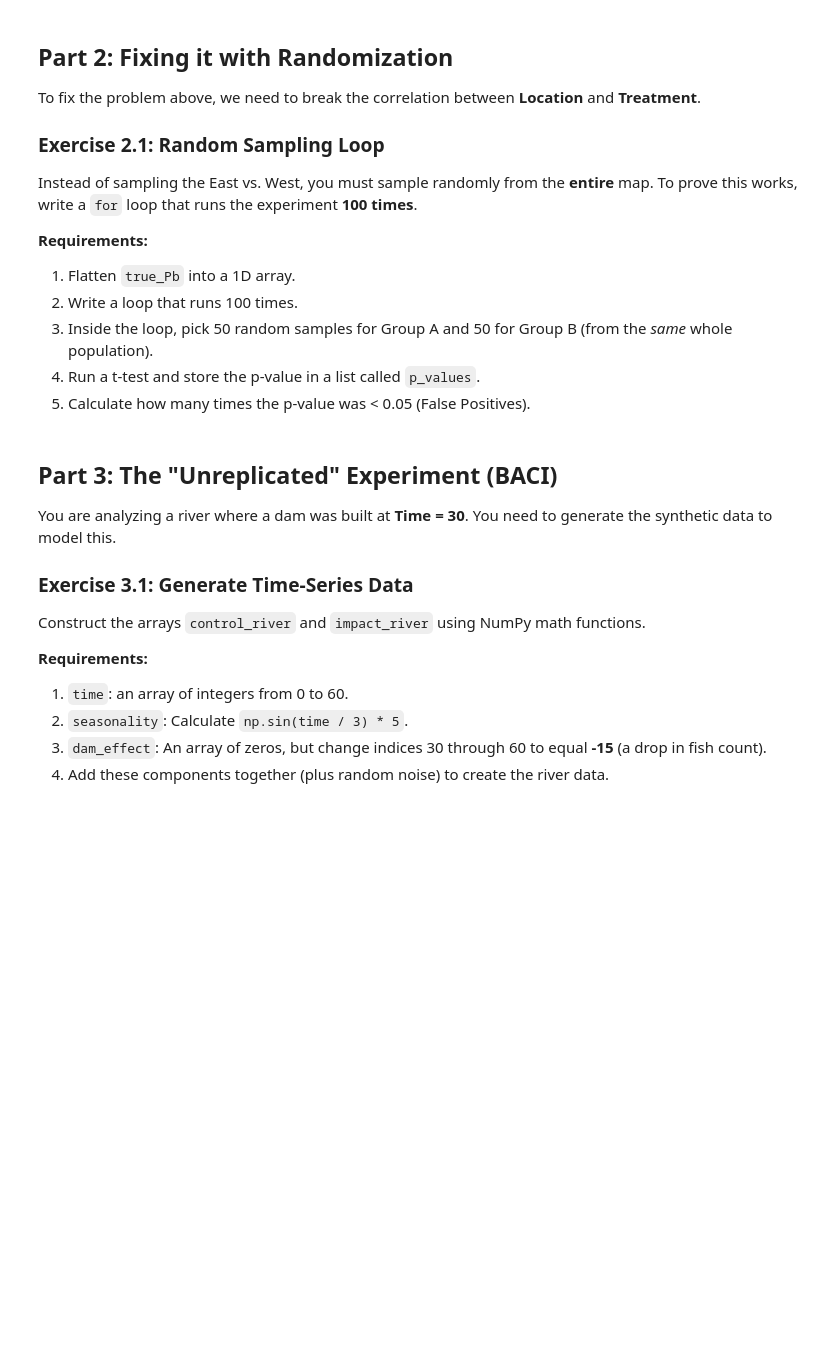
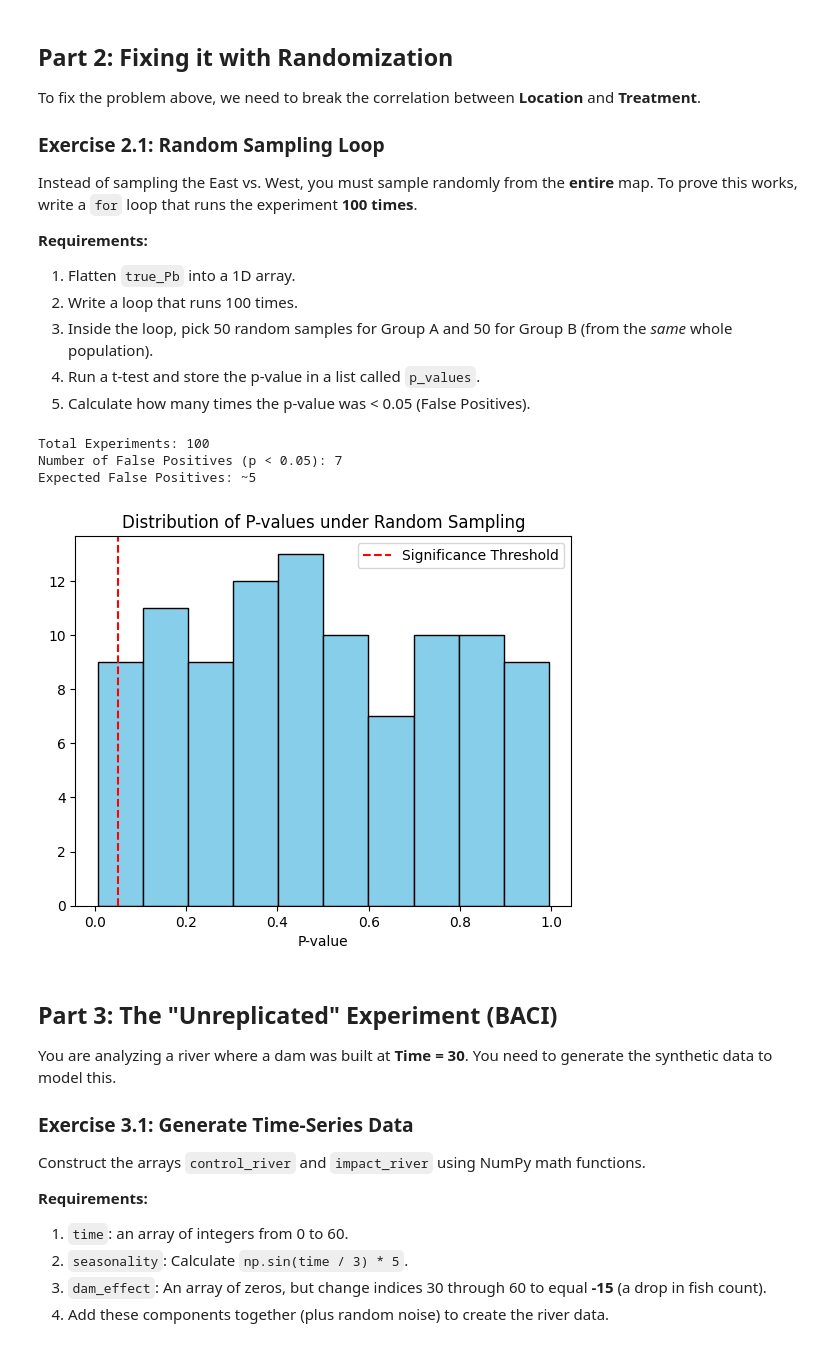
Before and after one commit to Hayden-Martin4250/Earthscience2245, a Jupyter notebook: ES2245_lab2.ipynb, the cells around one changed output. Saved outputs shown, nothing was run; the diff lists cells and outputs as text; code cells hidden in the pictures; blank space fills up the shorter version.

```diff
--- a/ES2245_lab2.ipynb
+++ b/ES2245_lab2.ipynb
@@ -138,34 +138,43 @@ all_soil_data = true_Pb.flatten()
 # Initialize an empty list to store p-values
 p_values = []
 
 # --- Write your Loop below ---
 # range(100)
     # 1. Select 50 random samples for group_a
     # 2. Select 50 random samples for group_b
     # 3. Run t-test
     # 4. Append p-value to the list 'p_values'
 
 # YOUR CODE HERE
-
+for i in range (0,100):
+  samplea= np.random.choice(all_soil_data, size=50)
+  sampleb= np.random.choice(all_soil_data, size=50)
+  t_stat, p_val = stats.ttest_ind(samplea, sampleb)
+  p_values.append(p_val)
 
 # --- Analysis ---
 # Convert list to numpy array for easy math
 p_arr = np.array(p_values)
 
 # Calculate percentage of False Positives (where p < 0.05)
 false_positives = np.sum(p_arr < 0.05)
 
 print(f"Total Experiments: 100")
 print(f"Number of False Positives (p < 0.05): {false_positives}")
 print("Expected False Positives: ~5")
 
 # Visualization
 plt.hist(p_arr, bins=10, color='skyblue', edgecolor='black')
 plt.title("Distribution of P-values under Random Sampling")
 plt.xlabel("P-value")
 plt.axvline(0.05, color='red', linestyle='--', label='Significance Threshold')
 plt.legend()
 plt.show()
+# %% [output]
+Total Experiments: 100
+Number of False Positives (p < 0.05): 7
+Expected False Positives: ~5
+[figure, added]
 # %% [markdown]
 ## Part 3: The "Unreplicated" Experiment (BACI)
 
```
